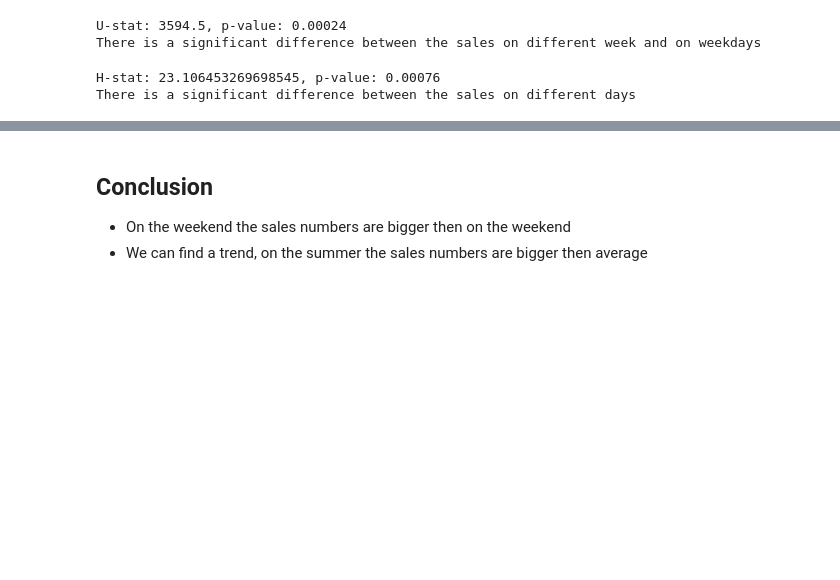
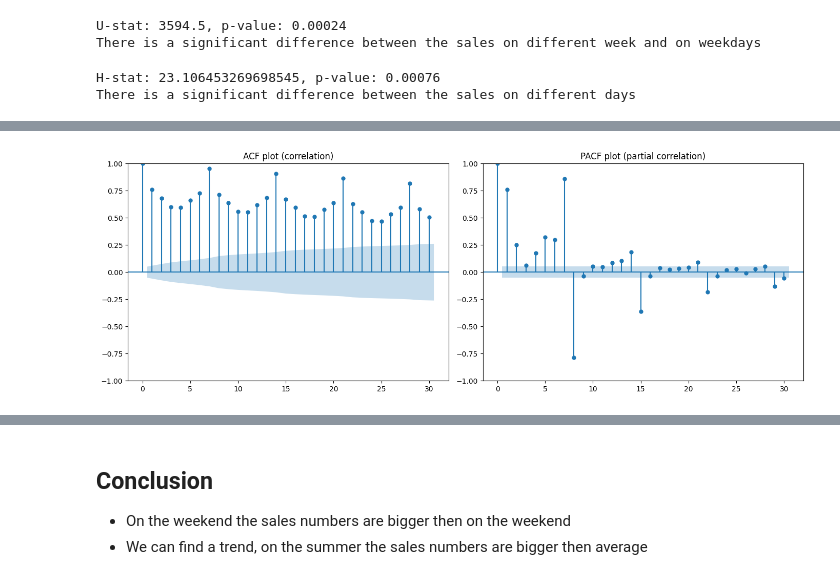
Before and after one commit to DanielSzakacs/ML-Sales-Demand-Forecasting-MLOps, a Jupyter notebook: notebooks/Eda.ipynb, the cells around one changed output, grey strips where cells are left out. Cells and saved outputs as stored; diff of their text form; code cells hidden in the pictures; blank space fills up the shorter version.

```diff
--- a/notebooks/Eda.ipynb
+++ b/notebooks/Eda.ipynb
@@ -242,0 +293,24 @@ H-statisztika: 85793.596, p-value: 0.000
+# %%
+from statsmodels.graphics.tsaplots import plot_acf, plot_pacf
+import matplotlib.pyplot as plt
+
+data_before_2017 = df[df["year"] <= 2016]
+
+sales_ts = data_before_2017.set_index('date')['sales'].resample('D').mean().dropna()
+
+fig, axes = plt.subplots(1, 2, figsize=(14, 5))  # 1 sor, 2 oszlop
+
+# ACF plot
+plot_acf(sales_ts, lags=30, ax=axes[0])
+axes[0].set_title("ACF plot (correlation)")
+
+# PACF plot
+plot_pacf(sales_ts, lags=30, ax=axes[1])
+axes[1].set_title("PACF plot (partial correlation)")
+
+plt.tight_layout()
+
+plt.savefig("reports/acf_pacf_plot.jpg", bbox_inches="tight")
+plt.show()
+# %% [output]
+[figure, added]
```
Also changed, not shown: parts of 19 cells of this notebook.
